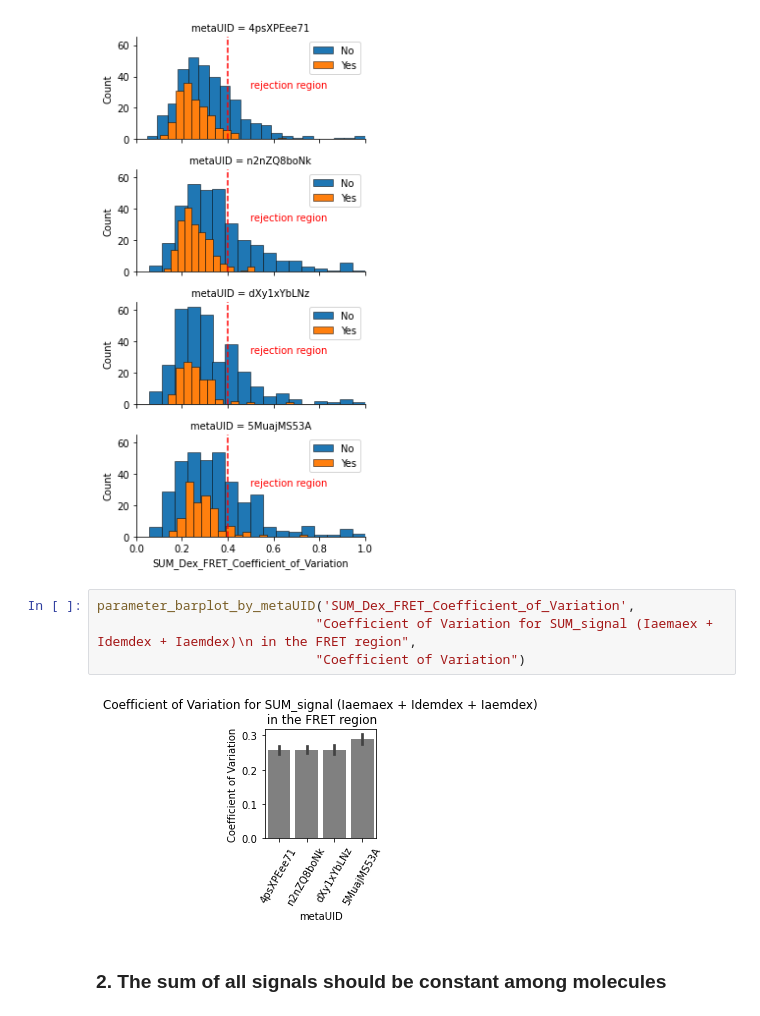
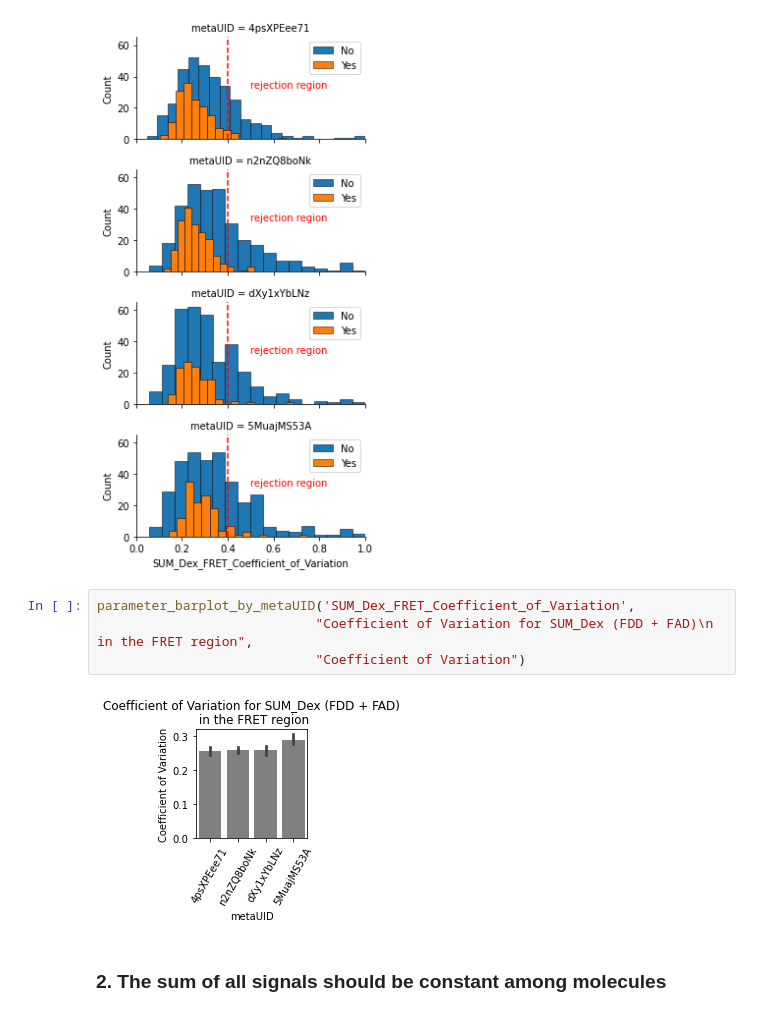
Before and after one commit to duderstadt-lab/mars-tutorials, a Jupyter notebook: Example_workflows/FRET/dynamic/dynamic_FRET_validation_report.ipynb, the cells around one changed output. Drawn from its saved outputs; the diff is of its cells as text.

Commit message:
FRET Validation notebooks: title & equation fixes

```diff
--- a/Example_workflows/FRET/dynamic/dynamic_FRET_validation_report.ipynb
+++ b/Example_workflows/FRET/dynamic/dynamic_FRET_validation_report.ipynb
@@ -171,10 +171,10 @@ parameter_histplot_by_metaUID('SUM_Dex_FRET_Coefficient_of_Variation', 0.4)
 [figure]
 # %%
 parameter_barplot_by_metaUID('SUM_Dex_FRET_Coefficient_of_Variation',
-                            "Coefficient of Variation for SUM_signal (Iaemaex + Idemdex + Iaemdex)\n in the FRET region",
+                            "Coefficient of Variation for SUM_Dex (FDD + FAD)\n in the FRET region",
                             "Coefficient of Variation")
 # %% [output]
-[figure, old version]
+[figure, new version]
 # %% [markdown]
 ### 2. The sum of all signals should be constant among molecules
 # %% [markdown]
```
Also changed, not shown: parts of 6 cells of this notebook, 2 other files.
